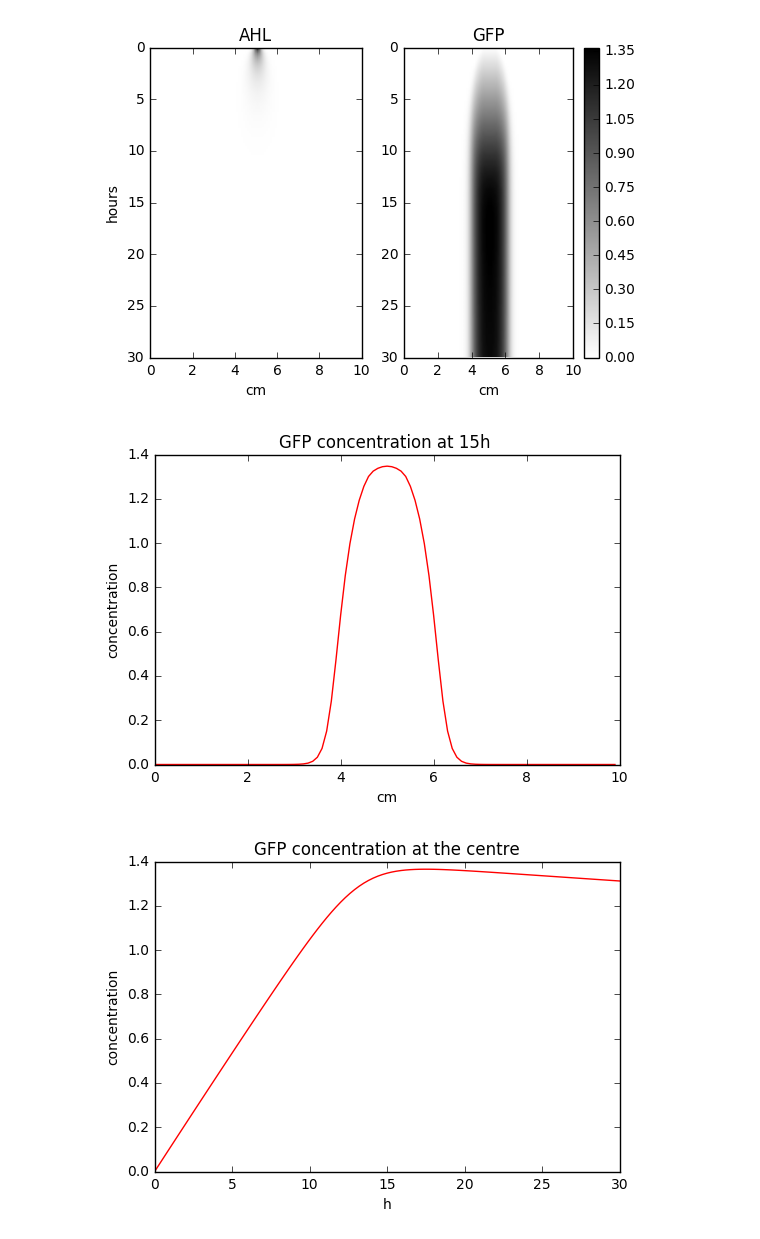
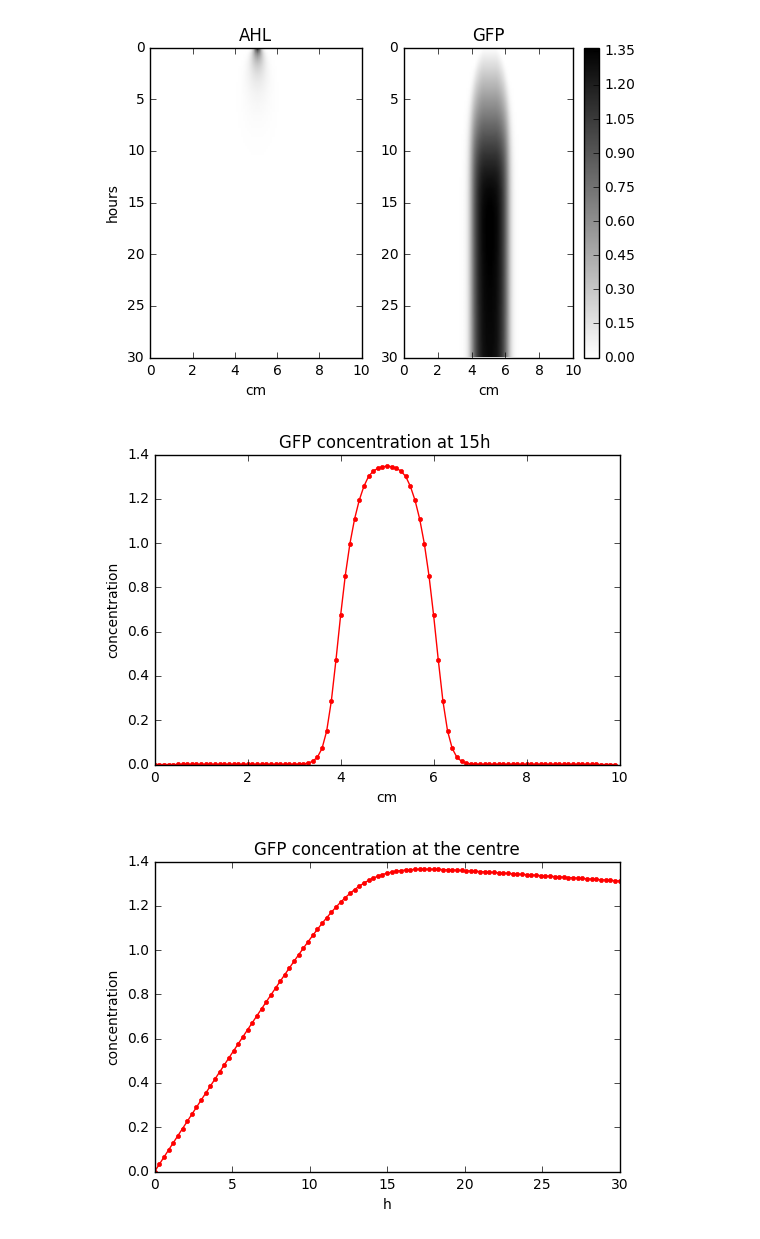
Before and after one commit to JohnHenningsen/RDsim, a Jupyter notebook: rdSim2.ipynb, the cells around one changed output. Cells and saved outputs as stored; diff of their text form; code cells hidden in the pictures.

```diff
--- a/rdSim2.ipynb
+++ b/rdSim2.ipynb
@@ -116,20 +117,22 @@ plt.colorbar();
 [figure]
 # %%
 plt.figure(1)
-plt.plot(100*x[:-1],g[50,:], 'r')
+plt.plot(100*x[:-1],g[50,:], 'r.-')
 plt.ylabel('concentration')
 plt.xlabel('cm')
 plt.title('GFP concentration at 15h ')
+plt.savefig('figs/crosssection.pdf')
 
 plt.figure(2)
-plt.plot(t/3600,g[:,50], 'r')
+plt.plot(t/3600,g[:,50], 'r.-')
 plt.ylabel('concentration')
 plt.xlabel('h')
 plt.title('GFP concentration at the centre')
+plt.savefig('figs/temporal.pdf')
 plt.show()
 # %% [output]
-[figure, old version]
+[figure, new version]
-[figure, old version]
+[figure, new version]
 # %%
 #front width dependence on initial concentration
 logRange=np.arange(1,1000,10)
```
Also changed, not shown: parts of 2 cells of this notebook.
